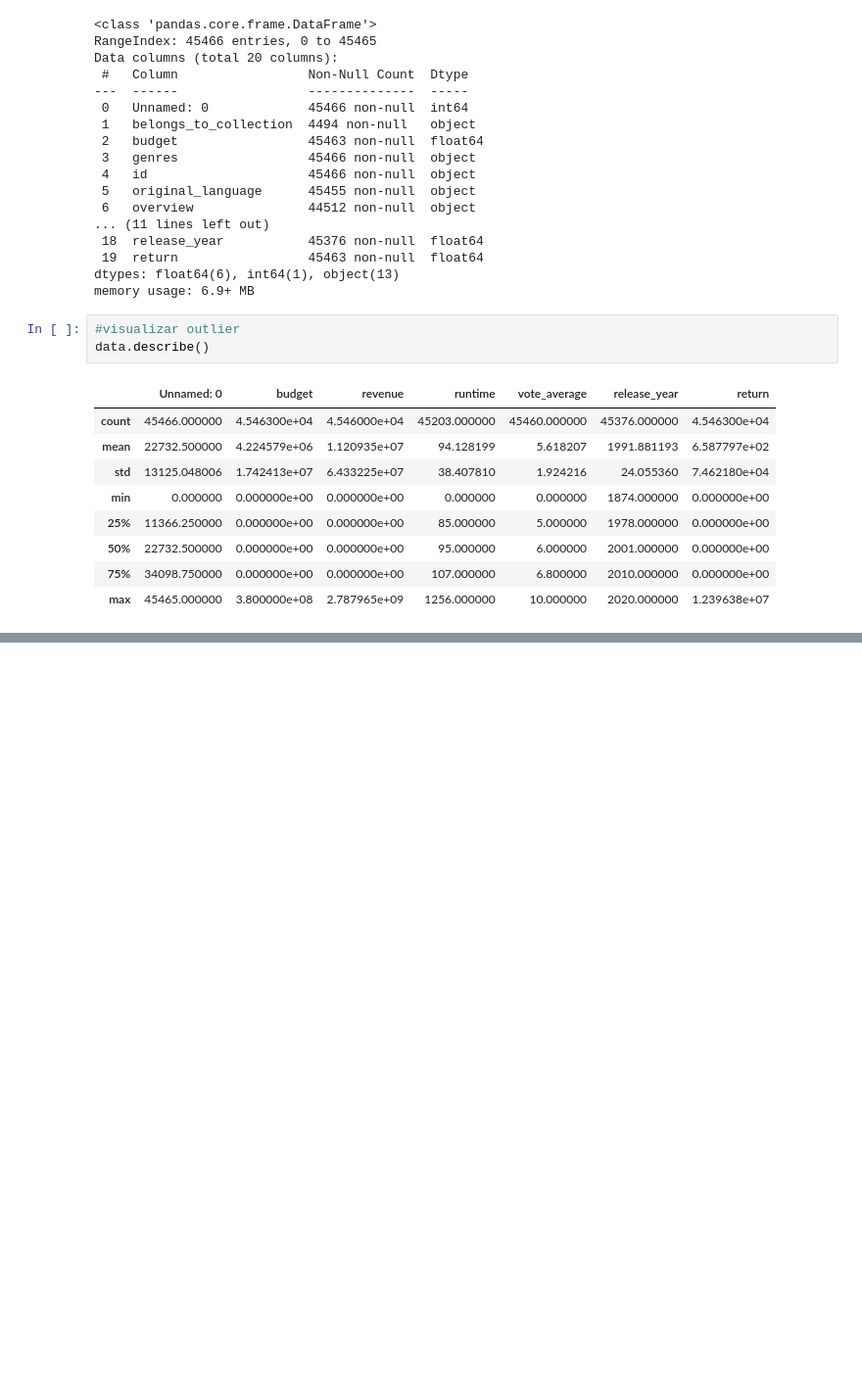
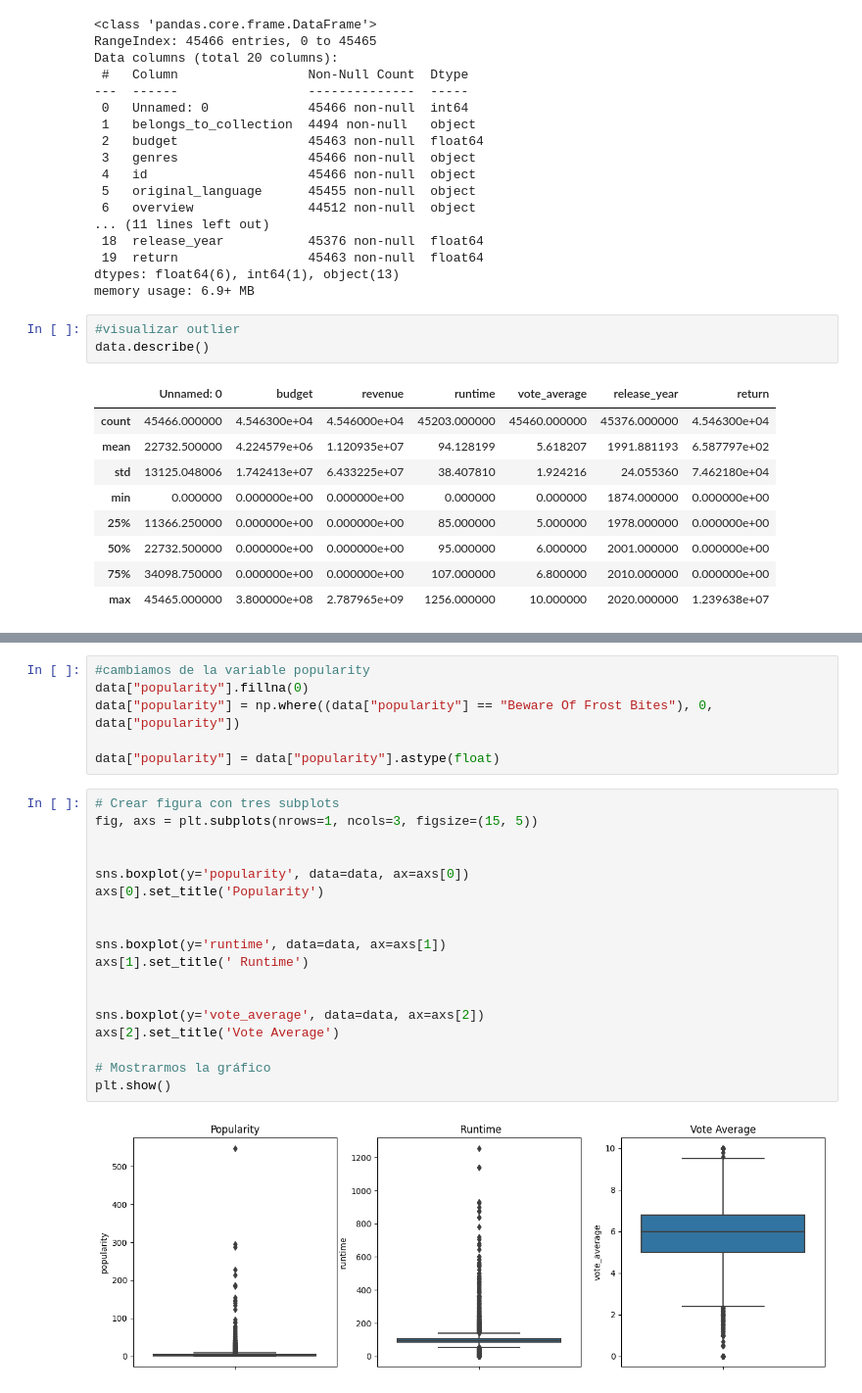
Before and after one commit to Stefany20/Proyecto_ML_Ops, a Jupyter notebook: EDA -Recomendacion/EDA.ipynb, the cells around one changed output, grey strips where cells are left out. Shown at 98% size. Saved outputs shown, nothing was run; the diff lists cells and outputs as text; blank space fills up the shorter version.

```diff
--- a/EDA -Recomendacion/EDA.ipynb
+++ b/EDA -Recomendacion/EDA.ipynb
@@ -72,0 +87,26 @@ dtype: int64
+# %%
+#cambiamos de la variable popularity
+data["popularity"].fillna(0)
+data["popularity"] = np.where((data["popularity"] == "Beware Of Frost Bites"), 0, data["popularity"])
+
+data["popularity"] = data["popularity"].astype(float)
+# %%
+# Crear figura con tres subplots
+fig, axs = plt.subplots(nrows=1, ncols=3, figsize=(15, 5))
+
+
+sns.boxplot(y='popularity', data=data, ax=axs[0])
+axs[0].set_title('Popularity')
+
+
+sns.boxplot(y='runtime', data=data, ax=axs[1])
+axs[1].set_title(' Runtime')
+
+
+sns.boxplot(y='vote_average', data=data, ax=axs[2])
+axs[2].set_title('Vote Average')
+
+# Mostrarmos la gráfico
+plt.show()
+# %% [output]
+[figure, added]
```
Also changed, not shown: parts of 13 cells of this notebook.
